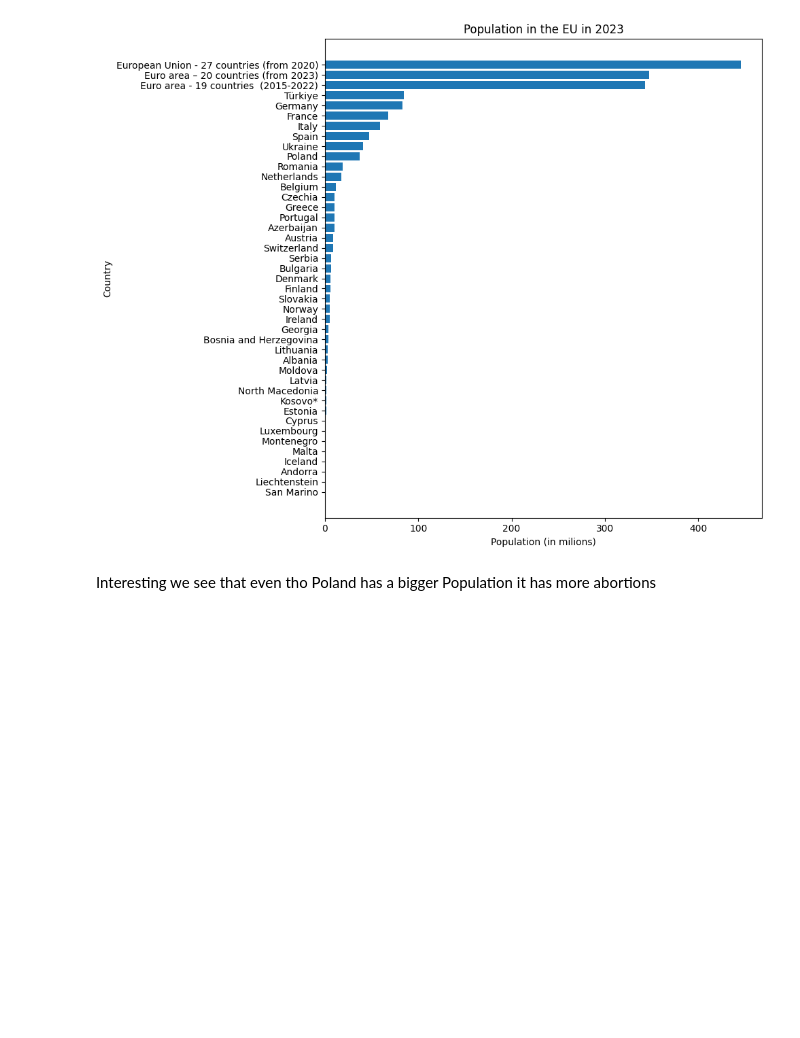
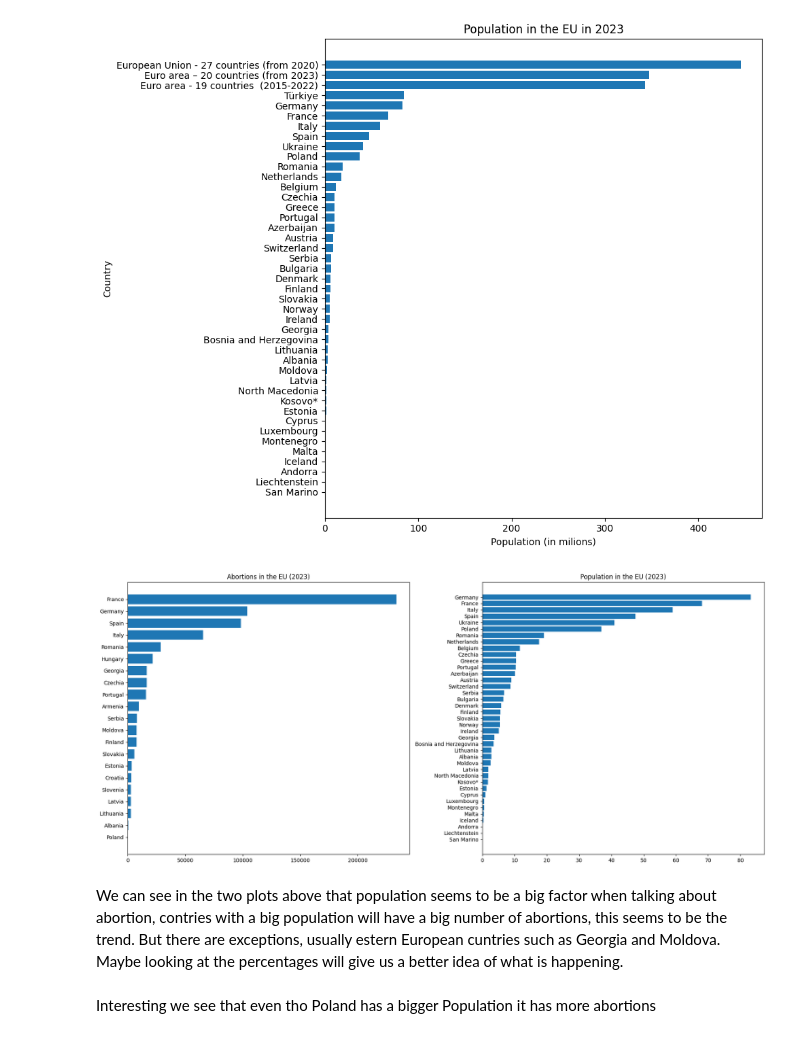
Before and after one commit to TudorMurariu/StudyCase-Abortions-in-EU-and-RO, a Jupyter notebook: study.ipynb, the cells around one changed output. Cells and saved outputs as stored; diff of their text form; code cells hidden in the pictures; blank space fills up the shorter version.

```diff
--- a/study.ipynb
+++ b/study.ipynb
@@ -200,6 +200,26 @@ plt.ylabel('Country')
 plt.tight_layout()
 # %% [output]
 [figure]
+# %%
+plt.figure(figsize=(18, 8))
+
+population2023 = population2023[(~population2023.geo.str.contains('Euro')) & (population2023.geo != 'Türkiye')]
+
+plt.subplot(1, 2, 1)
+plt.barh(abortions2023.geo, abortions2023.OBS_VALUE)
+plt.title("Abortions in the EU (2023)")
+
+plt.subplot(1, 2, 2)
+plt.barh(population2023.geo, population2023.OBS_VALUE / 1_000_000)
+plt.title("Population in the EU (2023)")
+
+plt.tight_layout()
+plt.show()
+# %% [output]
+[figure, added]
+# %% [markdown]
+We can see in the two plots above that population seems to be a big factor when talking about abortion, contries with a big population will have a big number of abortions, this seems to be the trend. But there are exceptions, usually estern European cuntries such as Georgia and Moldova. <br>
+Maybe looking at the percentages will give us a better idea of what is happening.
 # %% [markdown]
 Interesting we see that even tho Poland has a bigger Population it has more abortions
 # %%
```
Also changed, not shown: parts of 13 cells of this notebook.
